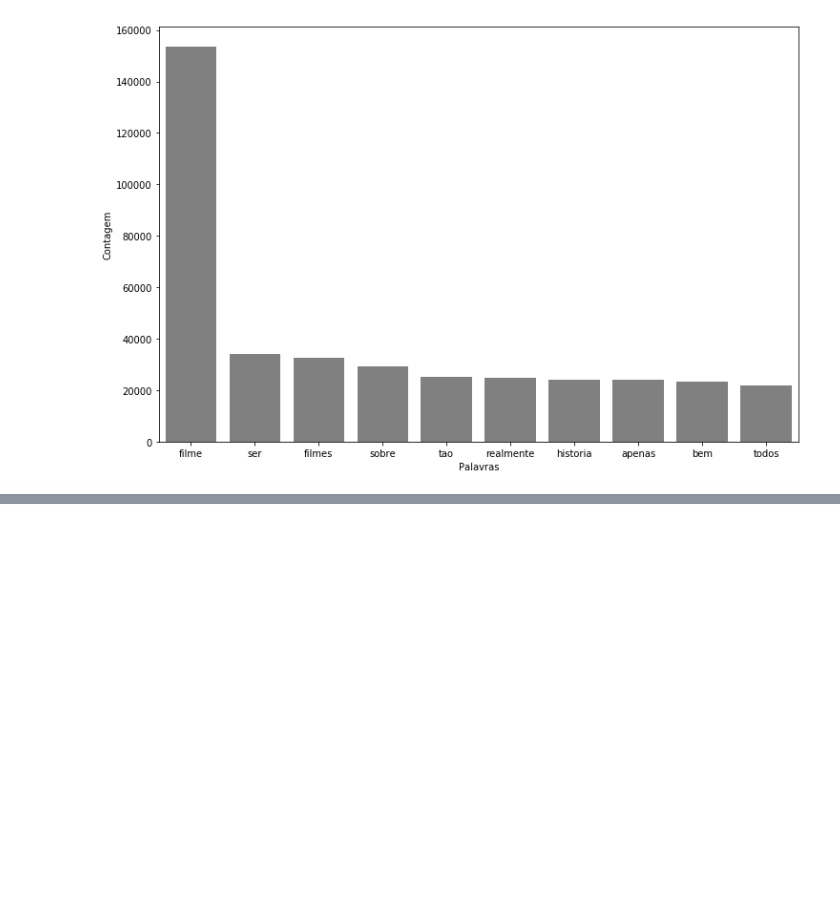
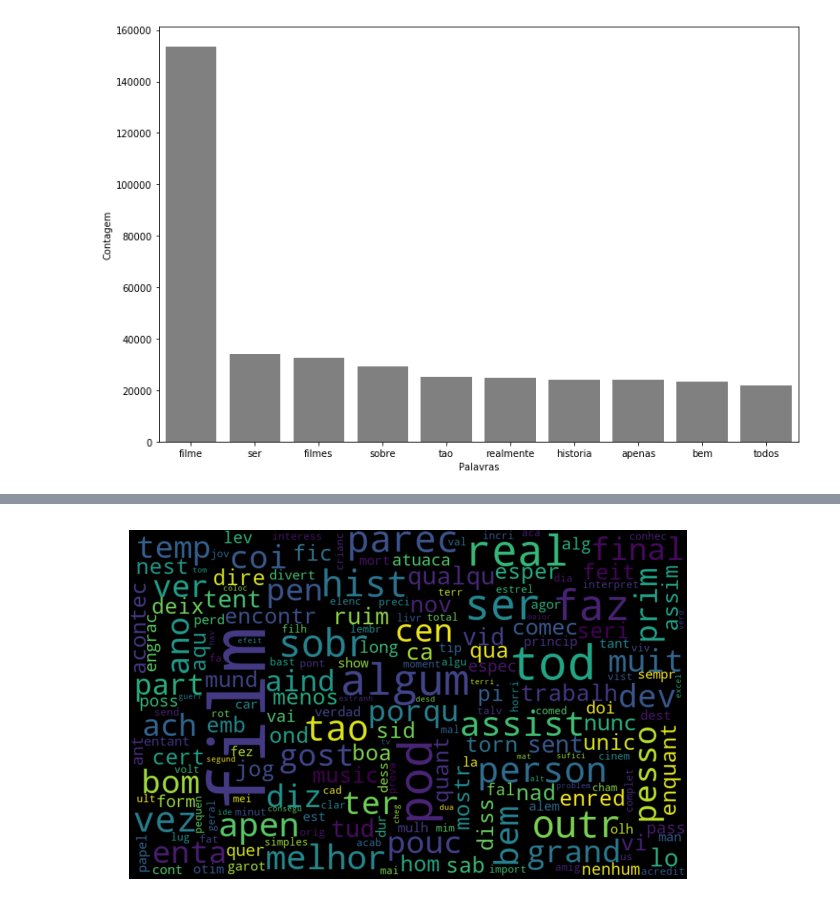
Before and after one commit to lsandrade/alura-ml, a Jupyter notebook: NLP.ipynb, the cells around one changed output, grey strips where cells are left out. Cells and saved outputs as stored; diff of their text form; code cells hidden in the pictures; blank space fills up the shorter version.

```diff
--- a/NLP.ipynb
+++ b/NLP.ipynb
@@ -528,0 +573,5 @@ pareto(resenhas, 'tratamento_4', 10)
+# %%
+#nuvam palavras positivas
+nuvem_palavras(resenhas, "pos", "tratamento_5")
+# %% [output]
+[figure, added]
```
Also changed, not shown: parts of 7 cells of this notebook.
